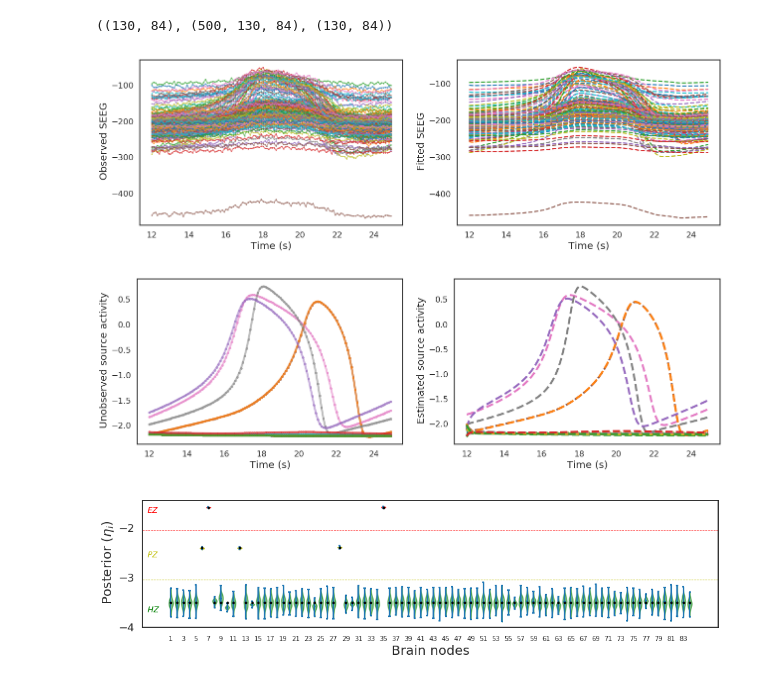
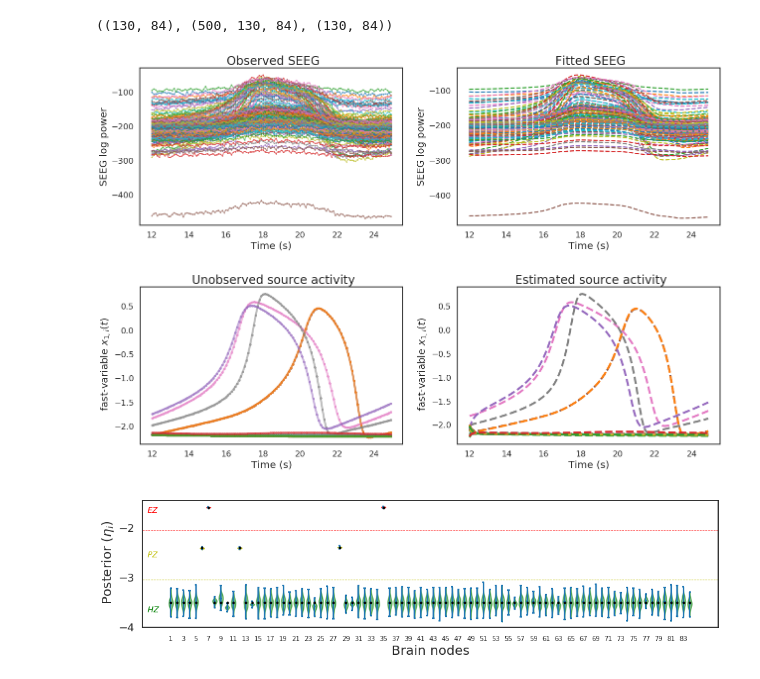
Before and after one commit to ins-amu/BVEP, a Jupyter notebook: Stan/BVEP_seeg_noncentered_stan_patient1.ipynb, the cells around one changed output. Saved outputs shown, nothing was run; the diff lists cells and outputs as text; code cells hidden in the pictures.

```diff
--- a/Stan/BVEP_seeg_noncentered_stan_patient1.ipynb
+++ b/Stan/BVEP_seeg_noncentered_stan_patient1.ipynb
@@ -488,35 +487,39 @@ from report_plots import plot_features, plot_zscore_shrinkage,  plot_posterior,
 # %%
 plt.figure(figsize=(18, 6))
 subplot(121)
 plt.plot(ts, Seeg.T, alpha=0.5, marker= '.' , markersize=4)
-plt.ylabel(' Observed SEEG', fontsize=20);
+plt.title(' Observed SEEG', fontsize=24);
+plt.ylabel('SEEG log power', fontsize=20);
 plt.xlabel('Time (s)', fontsize=20);
 subplot(122)
 plt.plot(ts, np.mean(Seeg_est, axis=0).T,  '--' , markersize=2)
-plt.ylabel(' Fitted SEEG', fontsize=20);
+plt.title(' Fitted SEEG', fontsize=24);
+plt.ylabel('SEEG log power', fontsize=20);
 plt.xlabel('Time (s)', fontsize=20);
 plt.tight_layout()
 plt.savefig(os.path.join(cwd+'/'+str(Res_dir)+'/figures',"FittedSEEG"+str(model)+"_chain_"+str(chain)+".png"), doi=800)
 plt.savefig(os.path.join(cwd+'/'+str(Res_dir)+'/figures',"FittedSEEG"+str(model)+"_chain_"+str(chain)+".eps"), doi=800)
 plt.show()
 # %% [output]
-[figure, old version]
+[figure, new version]
 # %%
 plt.figure(figsize=(18, 6))
 subplot(121)
 plt.plot(ts, xs, alpha=0.5, marker= '.' , markersize=8, lw=4)
-plt.ylabel(' Unobserved source activity', fontsize=20);
+plt.title(' Unobserved source activity', fontsize=24);
+plt.ylabel(' fast-variable ' + r'$ x_{1,i}(t)$', fontsize=20);
 plt.xlabel('Time (s)', fontsize=20);
 subplot(122)
 plt.plot(ts, np.mean(x_est, axis=0),  '--' , markersize=8, lw=4)
-plt.ylabel(' Estimated source activity', fontsize=20);
+plt.title(' Estimated source activity', fontsize=24);
+plt.ylabel(' fast-variable ' +r'$ x_{1,i}(t)$', fontsize=20);
 plt.xlabel('Time (s)', fontsize=20);
 plt.tight_layout()
 plt.savefig(os.path.join(cwd+'/'+str(Res_dir)+'/figures',"FittedSourceActivity"+str(model)+"_chain_"+str(chain)+".png"), doi=800)
 plt.savefig(os.path.join(cwd+'/'+str(Res_dir)+'/figures',"FittedSourceActivity"+str(model)+"_chain_"+str(chain)+".eps"), doi=800)
 plt.show()
 # %% [output]
-[figure, old version]
+[figure, new version]
 # %%
 plt.figure(figsize=(14, 4))
 plot_posterior(nodes, eta_c, delta_eta, eta_hz, eta_ez, eta_pz, np.asarray(Hz_indices), np.asarray(Ez_indices), np.asarray(Pz_indices), eta_est)
```
Also changed, not shown: parts of 1 cell of this notebook.
